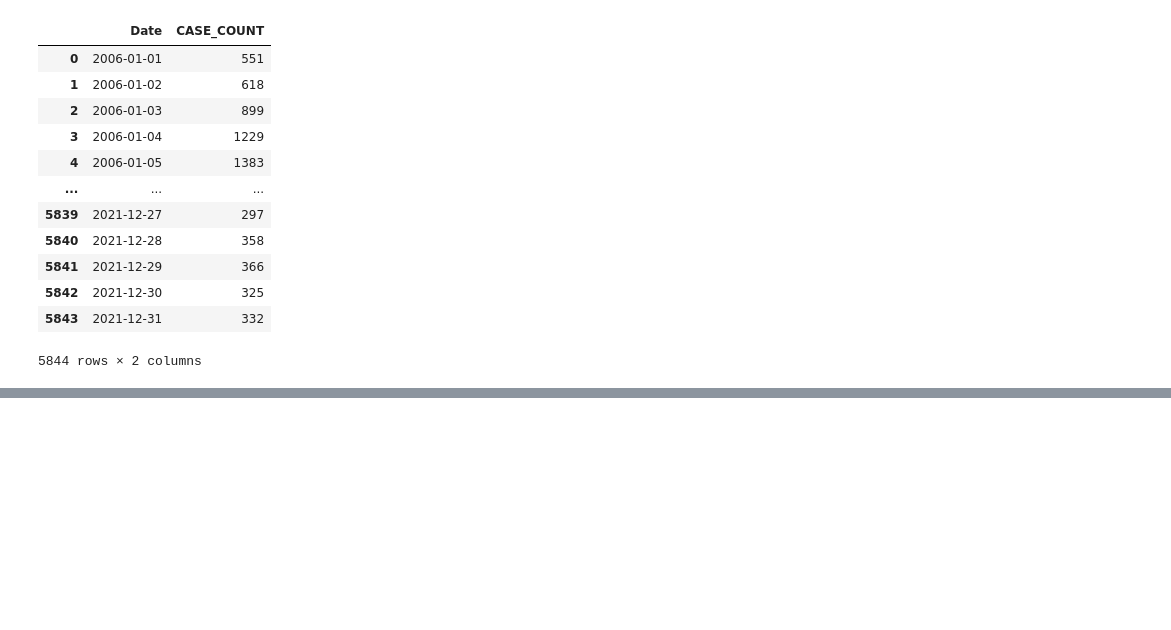
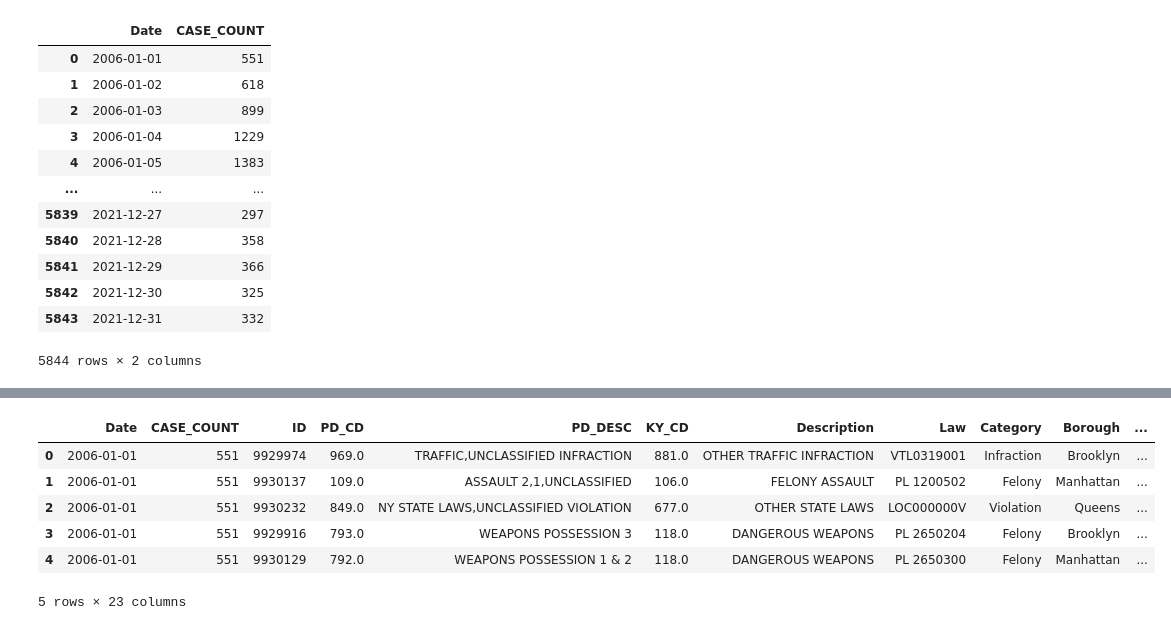
Before and after one commit to matiascapurroriver/predictivoAvanzado, a Jupyter notebook: deep_learning.ipynb, the cells around one changed output, grey strips where cells are left out. Cells and saved outputs as stored; diff of their text form; code cells hidden in the pictures; blank space fills up the shorter version.

```diff
--- a/deep_learning.ipynb
+++ b/deep_learning.ipynb
@@ -71,7 +71,3 @@ arrests_diarios
 | 5842 | 2021-12-30 | 325 |
 | 5843 | 2021-12-31 | 332 |
 5844 rows × 2 columns
-# %%
-categorical_vars = ['Borough', 'Race', 'Sex', 'Category', 'Description', 'Law', 'Jurisdiction']
-df = pd.get_dummies(df, columns=categorical_vars, drop_first=True)
-df.head()
@@ -91,0 +98,12 @@ df['LocationCluster'] = kmeans.fit_predict(coords)
+# %%
+merged_df = pd.merge(arrests_diarios, df, how='left', on='Date')
+# %%
+merged_df.head()
+# %% [output]
+|  | Date | CASE_COUNT | ID | PD_CD | PD_DESC | KY_CD | Description | Law | Category | Borough | ... |
+| 0 | 2006-01-01 | 551 | 9929974 | 969.0 | TRAFFIC,UNCLASSIFIED INFRACTION | 881.0 | OTHER TRAFFIC INFRACTION | VTL0319001 | Infraction | Brooklyn | ... |
+| 1 | 2006-01-01 | 551 | 9930137 | 109.0 | ASSAULT 2,1,UNCLASSIFIED | 106.0 | FELONY ASSAULT | PL 1200502 | Felony | Manhattan | ... |
+| 2 | 2006-01-01 | 551 | 9930232 | 849.0 | NY STATE LAWS,UNCLASSIFIED VIOLATION | 677.0 | OTHER STATE LAWS | LOC000000V | Violation | Queens | ... |
+| 3 | 2006-01-01 | 551 | 9929916 | 793.0 | WEAPONS POSSESSION 3 | 118.0 | DANGEROUS WEAPONS | PL 2650204 | Felony | Brooklyn | ... |
+| 4 | 2006-01-01 | 551 | 9930129 | 792.0 | WEAPONS POSSESSION 1 & 2 | 118.0 | DANGEROUS WEAPONS | PL 2650300 | Felony | Manhattan | ... |
+5 rows × 23 columns
```
Also changed, not shown: parts of 13 cells of this notebook, 1 other file.
